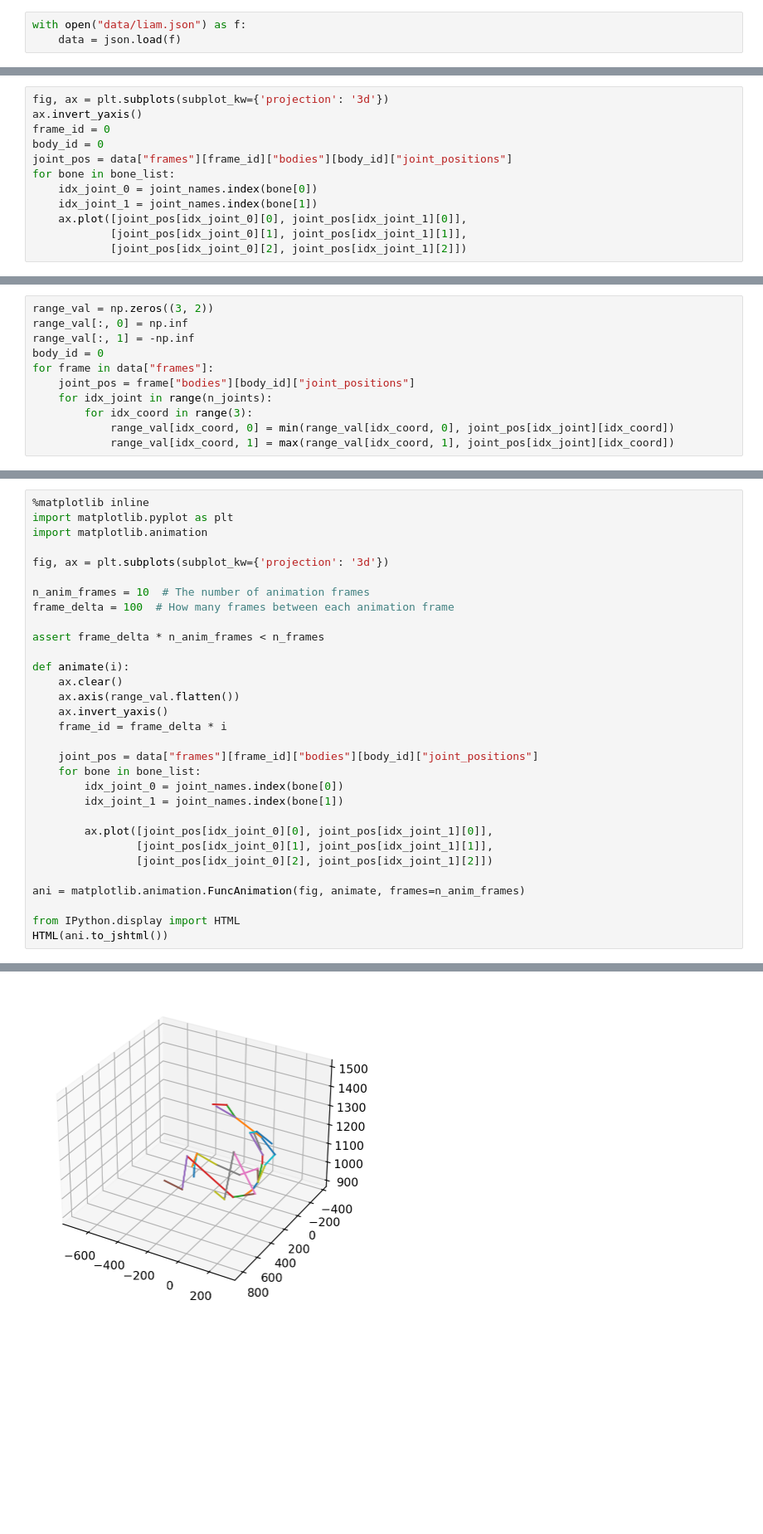
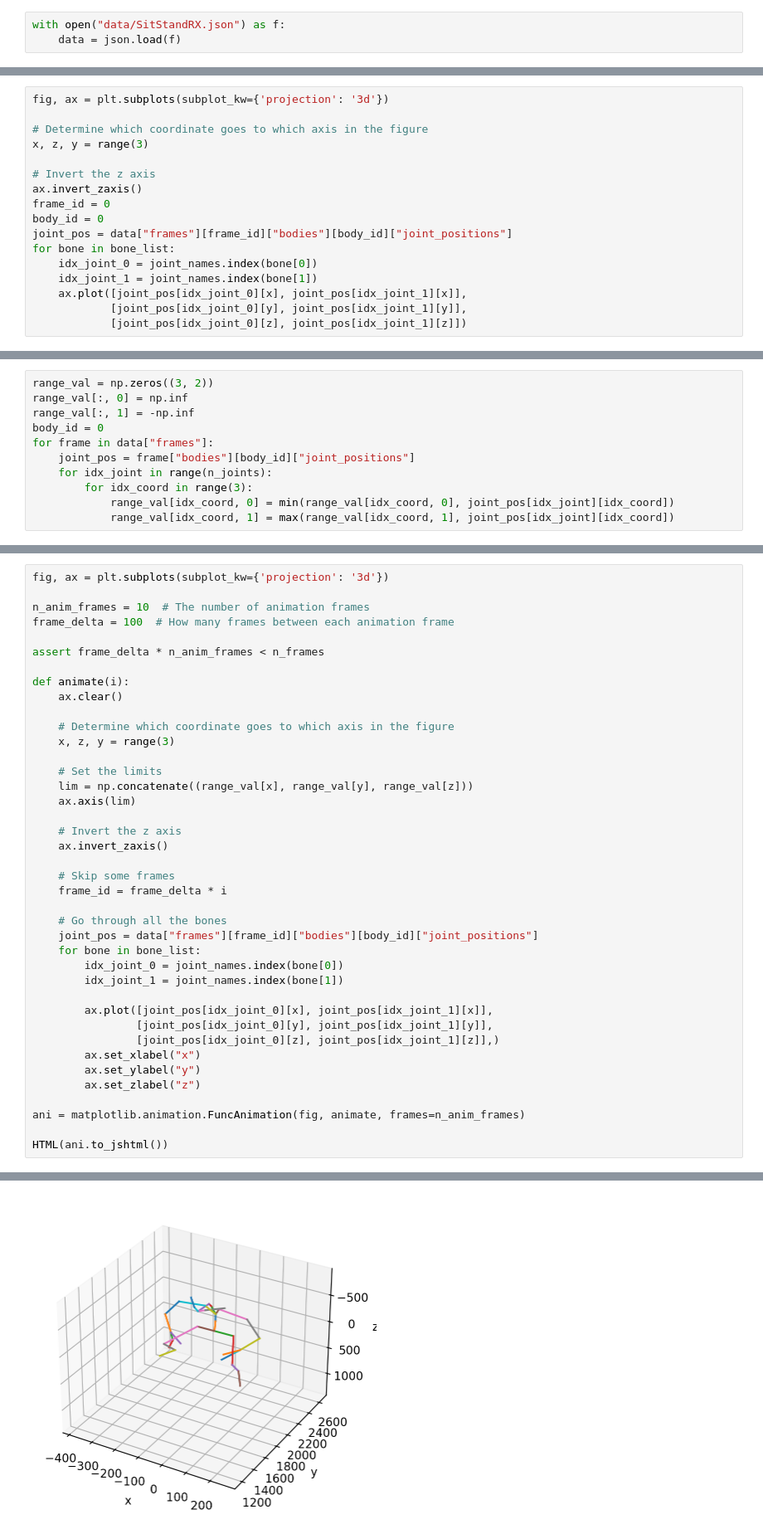
Before and after one commit to AurelienNioche/BehaviourWifi, a Jupyter notebook: main.ipynb, the cells around one changed output, grey strips where cells are left out. Shown at 83% size. Cells and saved outputs as stored; diff of their text form; blank space fills up the shorter version.

```diff
--- a/main.ipynb
+++ b/main.ipynb
@@ -5,7 +8,7 @@ import numpy as np
 # %% [markdown]
 # Load the data
 # %%
-with open("data/liam.json") as f:
+with open("data/SitStandRX.json") as f:
     data = json.load(f)
 # %% [markdown]
 # Explore the structure of the data
@@ -88,14 +95,19 @@ dict_keys(['body_id', 'joint_orientations', 'joint_positions'])
 # Static plot
 # %%
 fig, ax = plt.subplots(subplot_kw={'projection': '3d'})
-ax.invert_yaxis()
+
+# Determine which coordinate goes to which axis in the figure
+x, z, y = range(3)
+
+# Invert the z axis
+ax.invert_zaxis()
 frame_id = 0
 body_id = 0
 joint_pos = data["frames"][frame_id]["bodies"][body_id]["joint_positions"]
 for bone in bone_list:
     idx_joint_0 = joint_names.index(bone[0])
     idx_joint_1 = joint_names.index(bone[1])
-    ax.plot([joint_pos[idx_joint_0][0], joint_pos[idx_joint_1][0]],
-            [joint_pos[idx_joint_0][1], joint_pos[idx_joint_1][1]],
-            [joint_pos[idx_joint_0][2], joint_pos[idx_joint_1][2]])
+    ax.plot([joint_pos[idx_joint_0][x], joint_pos[idx_joint_1][x]],
+            [joint_pos[idx_joint_0][y], joint_pos[idx_joint_1][y]],
+            [joint_pos[idx_joint_0][z], joint_pos[idx_joint_1][z]])
 # %% [output]
@@ -122,34 +134,43 @@ n_frames
 # %%
-%matplotlib inline
-import matplotlib.pyplot as plt
-import matplotlib.animation
-
 fig, ax = plt.subplots(subplot_kw={'projection': '3d'})
 
 n_anim_frames = 10  # The number of animation frames
 frame_delta = 100  # How many frames between each animation frame
 
 assert frame_delta * n_anim_frames < n_frames
 
 def animate(i):
     ax.clear()
-    ax.axis(range_val.flatten())
-    ax.invert_yaxis()
+
+    # Determine which coordinate goes to which axis in the figure
+    x, z, y = range(3)
+
+    # Set the limits
+    lim = np.concatenate((range_val[x], range_val[y], range_val[z]))
+    ax.axis(lim)
+
+    # Invert the z axis
+    ax.invert_zaxis()
+
+    # Skip some frames
     frame_id = frame_delta * i
 
+    # Go through all the bones
     joint_pos = data["frames"][frame_id]["bodies"][body_id]["joint_positions"]
     for bone in bone_list:
         idx_joint_0 = joint_names.index(bone[0])
         idx_joint_1 = joint_names.index(bone[1])
 
-        ax.plot([joint_pos[idx_joint_0][0], joint_pos[idx_joint_1][0]],
-                [joint_pos[idx_joint_0][1], joint_pos[idx_joint_1][1]],
-                [joint_pos[idx_joint_0][2], joint_pos[idx_joint_1][2]])
+        ax.plot([joint_pos[idx_joint_0][x], joint_pos[idx_joint_1][x]],
+                [joint_pos[idx_joint_0][y], joint_pos[idx_joint_1][y]],
+                [joint_pos[idx_joint_0][z], joint_pos[idx_joint_1][z]],)
+        ax.set_xlabel("x")
+        ax.set_ylabel("y")
+        ax.set_zlabel("z")
 
 ani = matplotlib.animation.FuncAnimation(fig, animate, frames=n_anim_frames)
 
-from IPython.display import HTML
 HTML(ani.to_jshtml())
 # %% [output]
 [interactive output not drawn]
-[figure, old version]
+[figure, new version]
```
Also changed, not shown: parts of 5 cells of this notebook.
